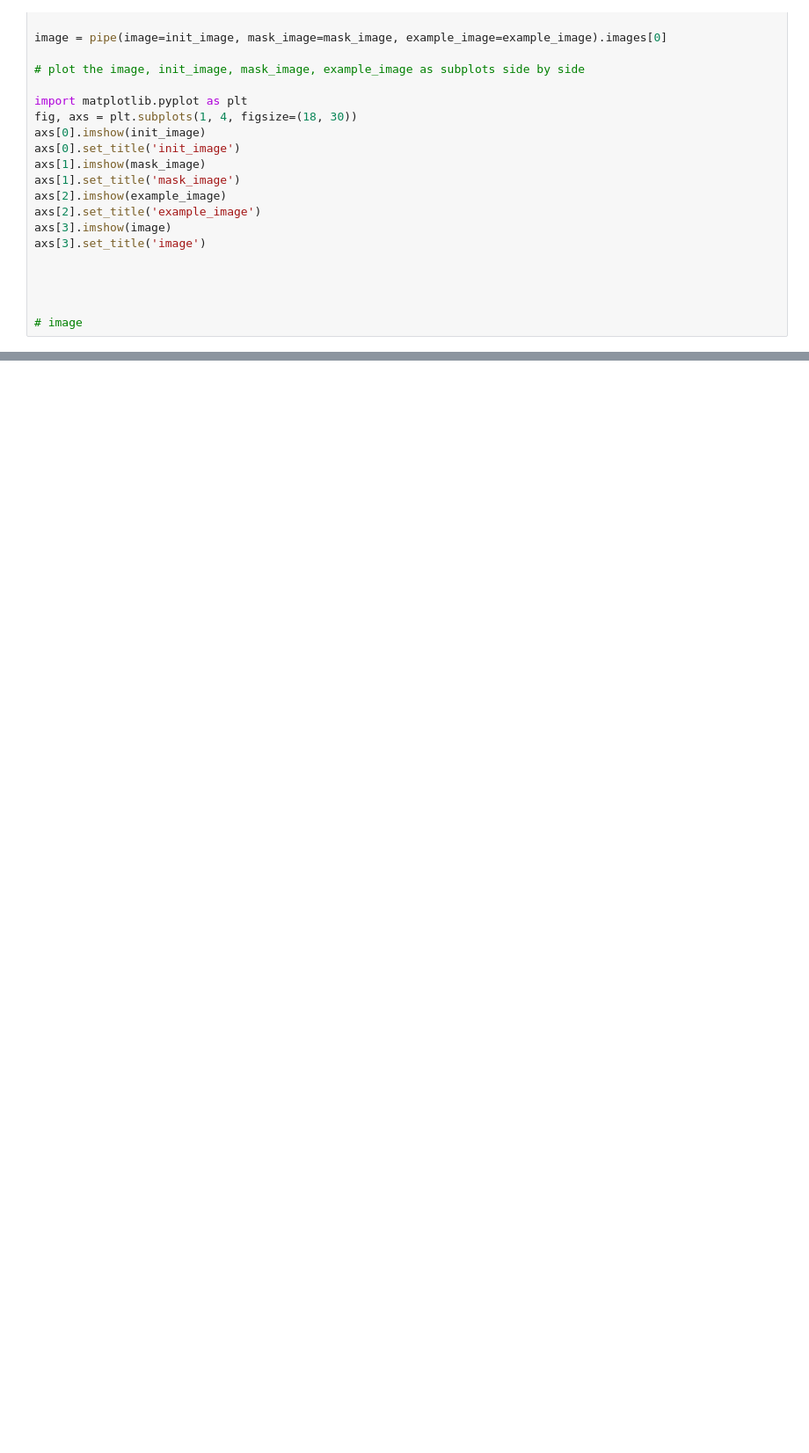
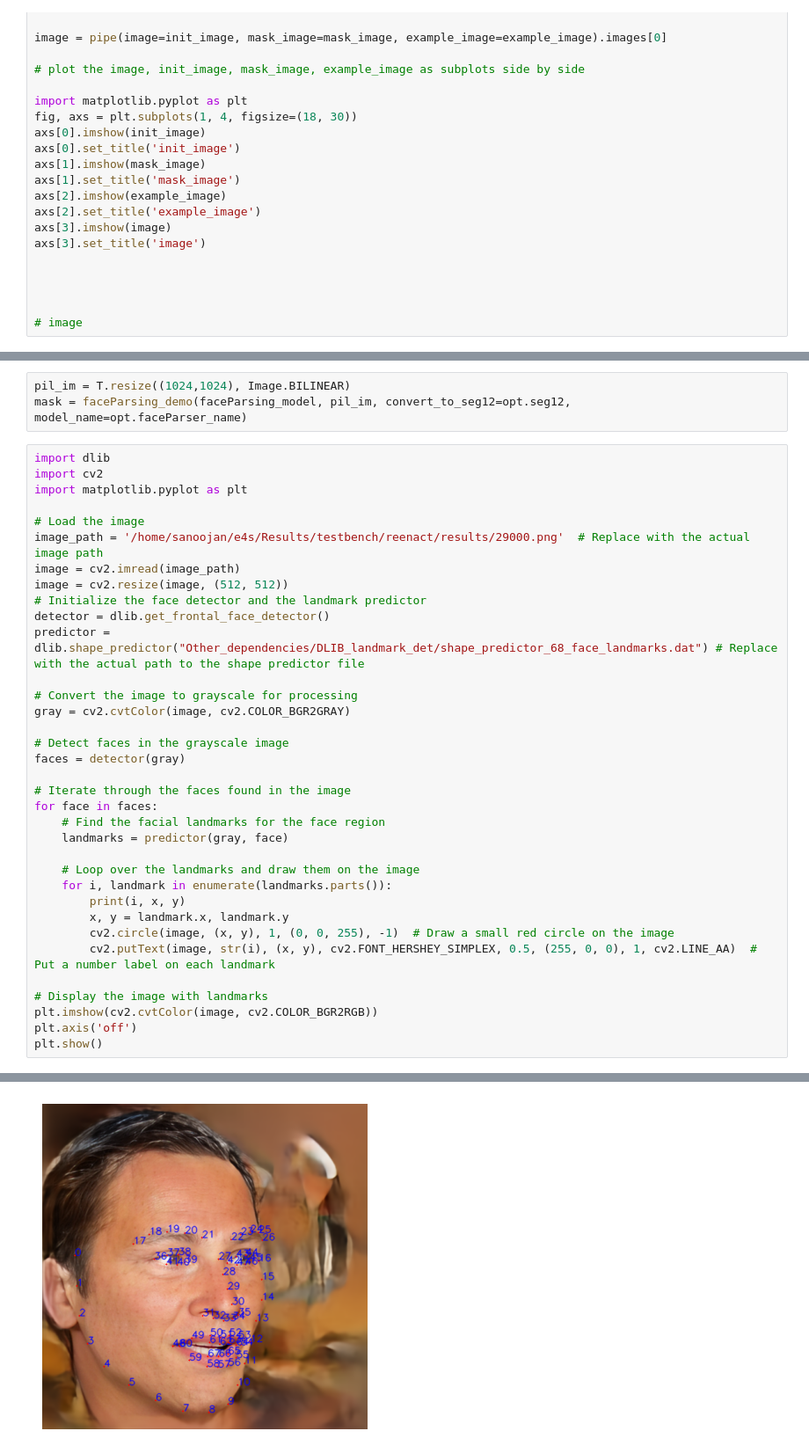
Before and after one commit to Sanoojan/Paint_for_swap, a Jupyter notebook: analyse.ipynb, the cells around one changed output, grey strips where cells are left out. Shown: that part at 88% size. Saved outputs shown, nothing was run; the diff lists cells and outputs as text; blank space fills up the shorter version.

```diff
--- a/analyse.ipynb
+++ b/analyse.ipynb
@@ -63,0 +213,39 @@ axs[3].set_title('image')
+# %%
+pil_im = T.resize((1024,1024), Image.BILINEAR)
+mask = faceParsing_demo(faceParsing_model, pil_im, convert_to_seg12=opt.seg12, model_name=opt.faceParser_name)
+# %%
+import dlib
+import cv2
+import matplotlib.pyplot as plt
+
+# Load the image
+image_path = '/home/sanoojan/e4s/Results/testbench/reenact/results/29000.png'  # Replace with the actual image path
+image = cv2.imread(image_path)
+image = cv2.resize(image, (512, 512))
+# Initialize the face detector and the landmark predictor
+detector = dlib.get_frontal_face_detector()
+predictor = dlib.shape_predictor("Other_dependencies/DLIB_landmark_det/shape_predictor_68_face_landmarks.dat") # Replace with the actual path to the shape predictor file
+
+# Convert the image to grayscale for processing
+gray = cv2.cvtColor(image, cv2.COLOR_BGR2GRAY)
+
+# Detect faces in the grayscale image
+faces = detector(gray)
+
+# Iterate through the faces found in the image
+for face in faces:
+    # Find the facial landmarks for the face region
+    landmarks = predictor(gray, face)
+
+    # Loop over the landmarks and draw them on the image
+    for i, landmark in enumerate(landmarks.parts()):
+        print(i, x, y)
+        x, y = landmark.x, landmark.y
+        cv2.circle(image, (x, y), 1, (0, 0, 255), -1)  # Draw a small red circle on the image
+        cv2.putText(image, str(i), (x, y), cv2.FONT_HERSHEY_SIMPLEX, 0.5, (255, 0, 0), 1, cv2.LINE_AA)  # Put a number label on each landmark
+
+# Display the image with landmarks
+plt.imshow(cv2.cvtColor(image, cv2.COLOR_BGR2RGB))
+plt.axis('off')
+plt.show()
+# %% [output]
@@ -63,0 +269 @@ axs[3].set_title('image')
+[figure, added]
```
Also changed, not shown: parts of 6 cells of this notebook, 13 other files.
